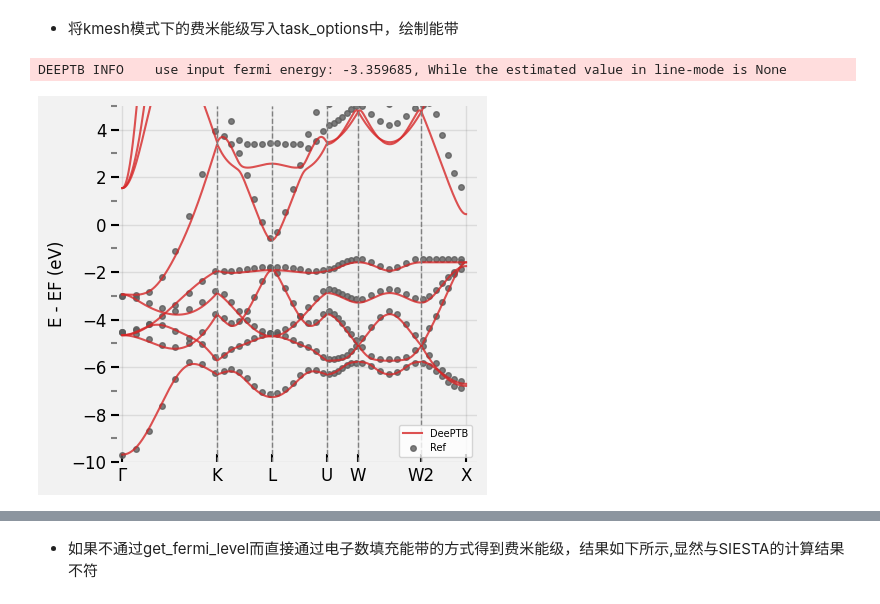
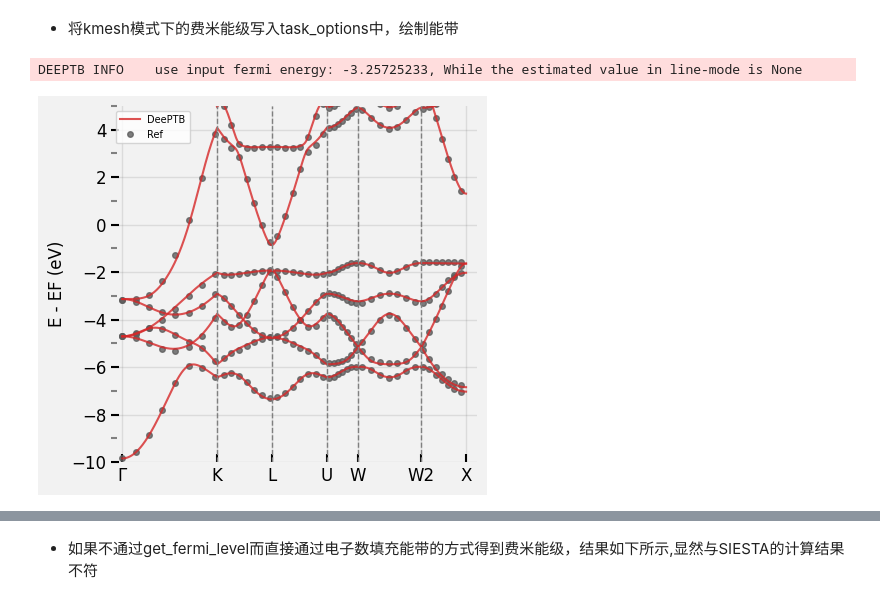
Before and after one commit to deepmodeling/DeePTB, a Jupyter notebook: examples/get_fermi/get_fermi.ipynb, the cells around one changed output, grey strips where cells are left out. Saved outputs shown, nothing was run; the diff lists cells and outputs as text; code cells hidden in the pictures.

```diff
--- a/examples/get_fermi/get_fermi.ipynb
+++ b/examples/get_fermi/get_fermi.ipynb
@@ -84,37 +203,37 @@ task_options = {
                 [0.5000000000,	0.2500000000,	0.7500000000,200],
                 [0.7500000000,	0.2500000000,	0.5000000000,200],
                 [0.5000000000,	0.0000000000,	0.5000000000,1]],
         "klabels":[r'$\Gamma$', 'K', 'L', 'U','W', 'W2', 'X'],
-        "E_fermi": -3.359685,
+        "E_fermi":-3.25725233,
         "emin":-10,
         "emax":5,
         "ref_band": "/personal/DFTB/Au_Ag/Au/data/kpath.0/eigenvalues.npy"
     }
 AtomicData_options={
-        "r_max": 3.0,
+        "r_max": 5.5,
         "er_max": 5.0,
         "oer_max": 2.5,
         "pbc": True
     }
 
 results_path = "./band_plot"
 kpath_kwargs = task_options
 stru_data = "PRIMCELL.vasp"
 AtomicData_options = AtomicData_options
 bcal = Band(model=model,
             use_gui=True,
             results_path=results_path,
             device=model.device)
 bcal.get_bands(data=stru_data,
                kpath_kwargs=kpath_kwargs,
                AtomicData_options=AtomicData_options)
 bcal.band_plot(ref_band = kpath_kwargs["ref_band"],
                E_fermi = kpath_kwargs["E_fermi"],
                emin = kpath_kwargs["emin"],
                emax = kpath_kwargs["emax"])
 # %% [output]
-DEEPTB INFO    use input fermi energy: -3.359685, While the estimated value in line-mode is None
+DEEPTB INFO    use input fermi energy: -3.25725233, While the estimated value in line-mode is None
-[figure, old version]
+[figure, new version]
 # %% [markdown]
 - 以下为SIESTA在Au Primitive Cell上计算得到的能带和费米能级（Extracted by sisl package）
 ![jupyter](./siesta_band_plot.png)
```
Also changed, not shown: parts of 8 cells of this notebook, 2 other files.
